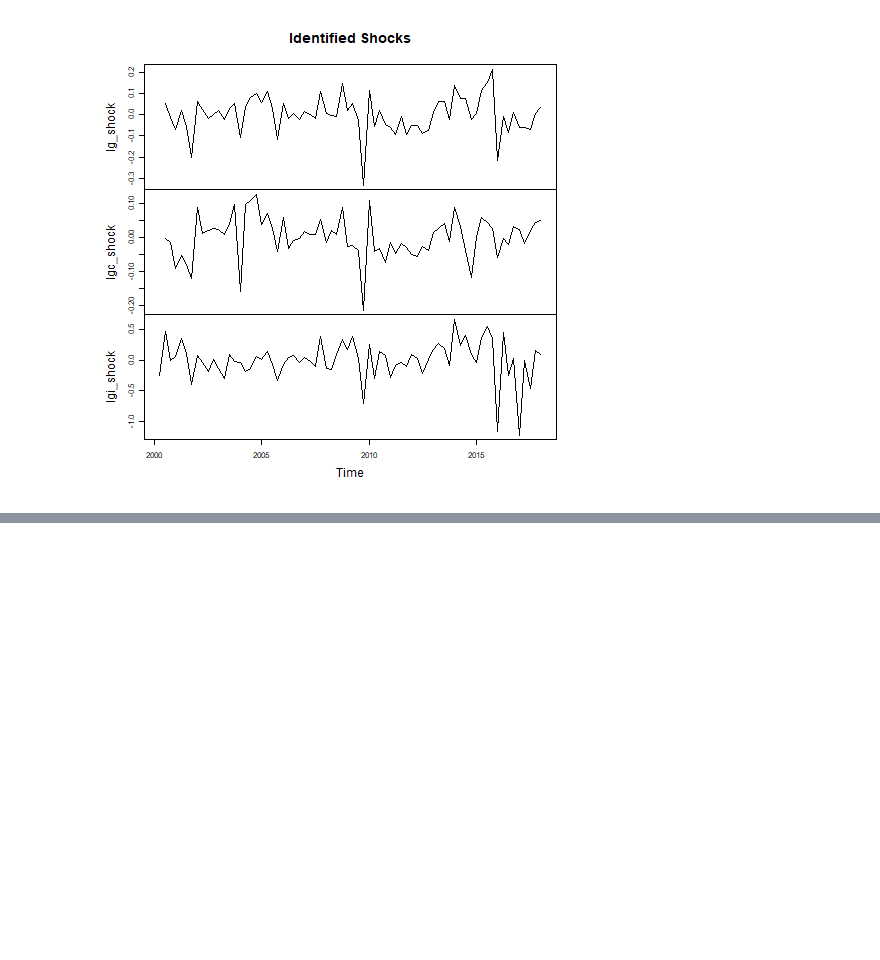
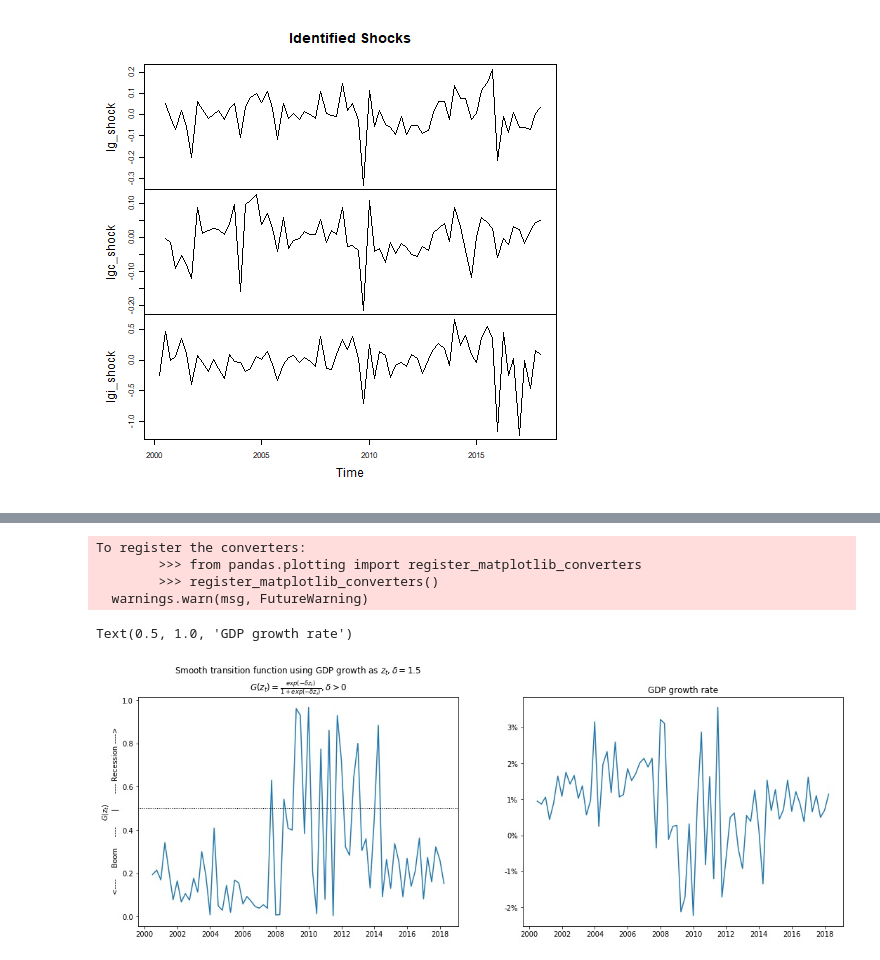
Before and after one commit to htdanil/referenced_to_github, a Jupyter notebook: G0004 Local Projection Practice - Bulgaria.ipynb, the cells around one changed output, grey strips where cells are left out. Saved outputs shown, nothing was run; the diff lists cells and outputs as text; code cells hidden in the pictures; blank space fills up the shorter version.

Commit message:
G0004 Local Projection Practice - Bulgaria.ipynb : added state dependent IRF part by incorporating smooth transition function

```diff
--- a/G0004 Local Projection Practice - Bulgaria.ipynb
+++ b/G0004 Local Projection Practice - Bulgaria.ipynb
@@ -307,0 +318,27 @@ Text(0.5, 1.0, 'Local Projection : LOG(GI) --> LOG(Y)')
+# %%
+df['y_growth'] = df['ly'].diff()
+delta = 1.5
+D = np.exp(- delta * df['y_growth'] * 100 )/(1 + np.exp(- delta * df['y_growth'] * 100))
+
+fig = plt.figure(figsize=(18,6))
+ax1 = fig.add_subplot(1,2,1)
+ax2 = fig.add_subplot(1,2,2)
+
+ax1.plot(D)
+ax1.set_title('Smooth transition function using GDP growth as '
+          + r'$z_{t}, \delta = 1.5$'
+          + '\n'
+          + r'$G(z_{t}) = \frac{exp(-\delta z_{t})}{1 + exp(-\delta z_{t})} , \delta >0$')
+ax1.set_ylabel(r'$G(z_{t})$' + '\n' + ' <----     Boom     ----       |       ---- Recession ---->')
+ax1.axhline(0.5, color='black', linestyle=':', linewidth=1)
+
+ax2.plot(df['y_growth'])
+ax2.yaxis.set_major_formatter(FuncFormatter(lambda y, _: '{:.0%}'.format(y)))
+ax2.set_title('GDP growth rate')
+# %% [output]
+To register the converters:
+        >>> from pandas.plotting import register_matplotlib_converters
+        >>> register_matplotlib_converters()
+  warnings.warn(msg, FutureWarning)
+Text(0.5, 1.0, 'GDP growth rate')
+[figure, added]
```
Also changed, not shown: parts of 18 cells of this notebook.
